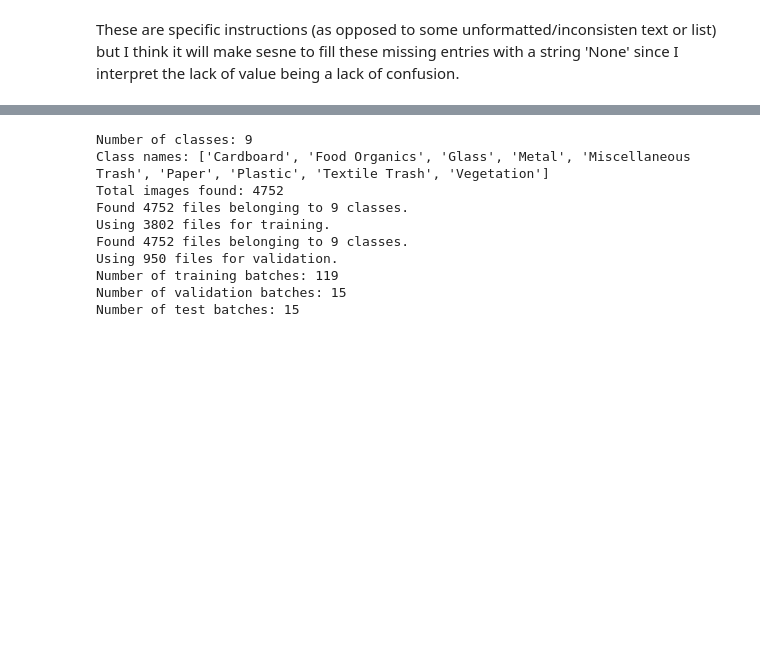
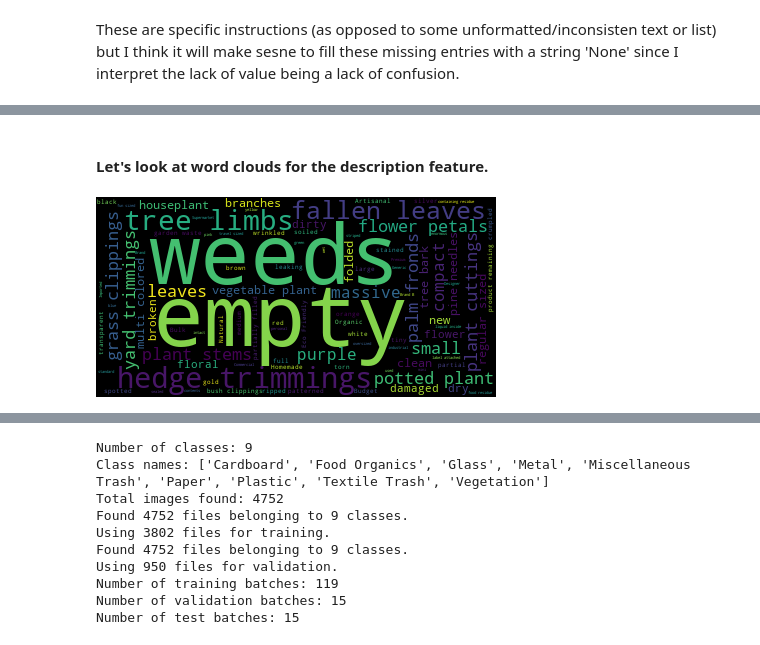
Before and after one commit to gpo2105/Deep_Analytics_Lab, a Jupyter notebook: final_submission.ipynb, the cells around one changed output, grey strips where cells are left out. Saved outputs shown, nothing was run; the diff lists cells and outputs as text; code cells hidden in the pictures; blank space fills up the shorter version.

```diff
--- a/final_submission.ipynb
+++ b/final_submission.ipynb
@@ -358,0 +406,9 @@ These are specific instructions (as opposed to some unformatted/inconsisten text
+# %% [markdown]
+#### Let's look at word clouds for the description feature.
+# %%
+txt = '.  '.join(descriptions[descriptions.category=='Vegetation']['description'])
+cloud = WordCloud(max_words=100)
+cloud.generate(txt)
+cloud.to_image()
+# %% [output]
+[figure, added]
```
Also changed, not shown: parts of 32 cells of this notebook.
